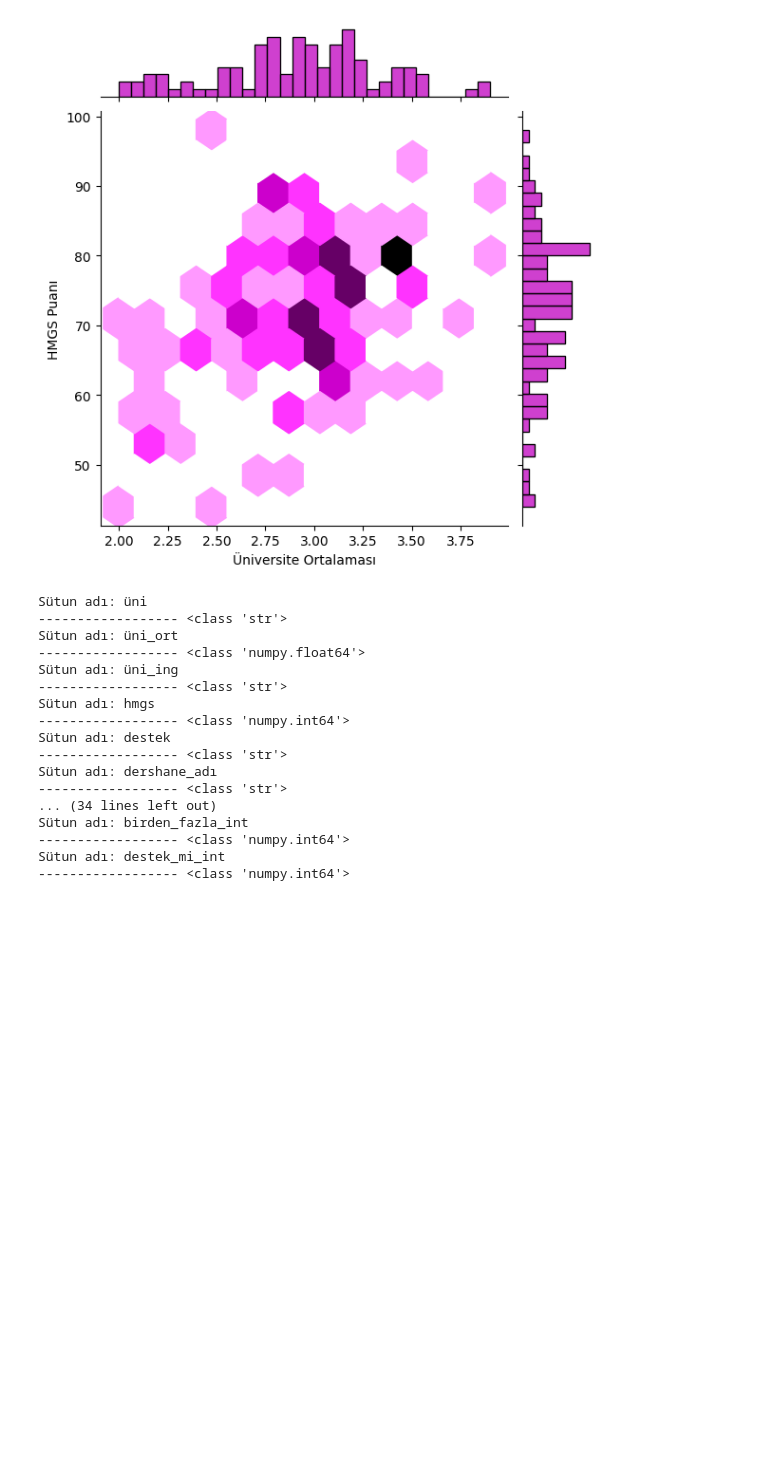
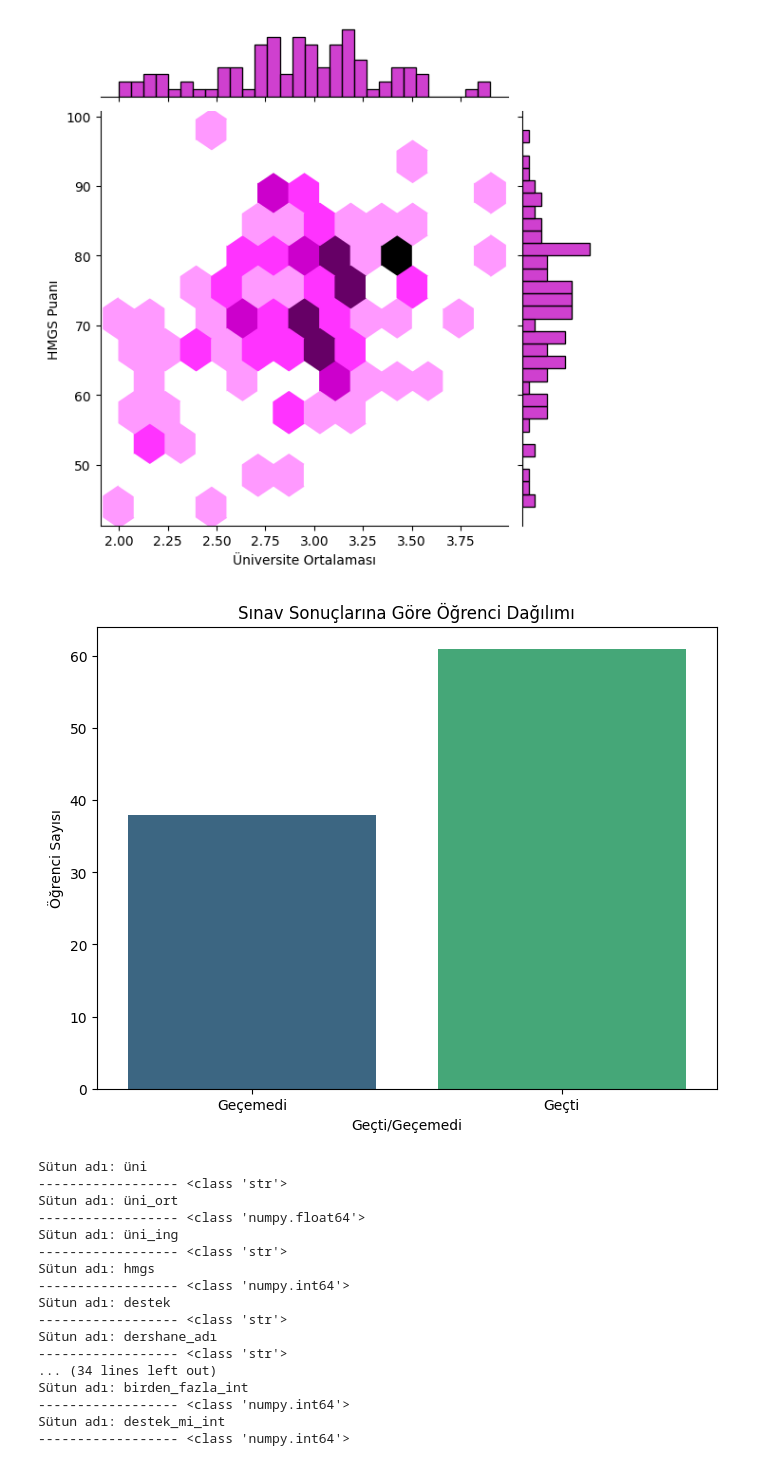
Before and after one commit to kemaldoguoktay/hmgs-analiz, a Jupyter notebook: hmgs.ipynb, the cells around one changed output. Saved outputs shown, nothing was run; the diff lists cells and outputs as text; code cells hidden in the pictures; blank space fills up the shorter version.

```diff
--- a/hmgs.ipynb
+++ b/hmgs.ipynb
@@ -1259,6 +1260,17 @@ plt.show()
 # %% [output]
 <Figure size 2000x600 with 0 Axes>
 [figure]
+# %%
+# prompt: gecer sütununda Geçti Geçemedi'lerin sayılarını gösteren sns ile yazılmış bir grafik
+
+plt.figure(figsize=(8, 6))
+sns.countplot(x='gecer', data=df, palette="viridis")
+plt.xlabel("Geçti/Geçemedi")
+plt.ylabel("Öğrenci Sayısı")
+plt.title("Sınav Sonuçlarına Göre Öğrenci Dağılımı")
+plt.show()
+# %% [output]
+[figure, added]
 # %%
 for i in df.columns:
   print(f"Sütun adı: {df[i].name}" "\n------------------", type(df[i][0]))
```
Also changed, not shown: parts of 3 cells of this notebook.
